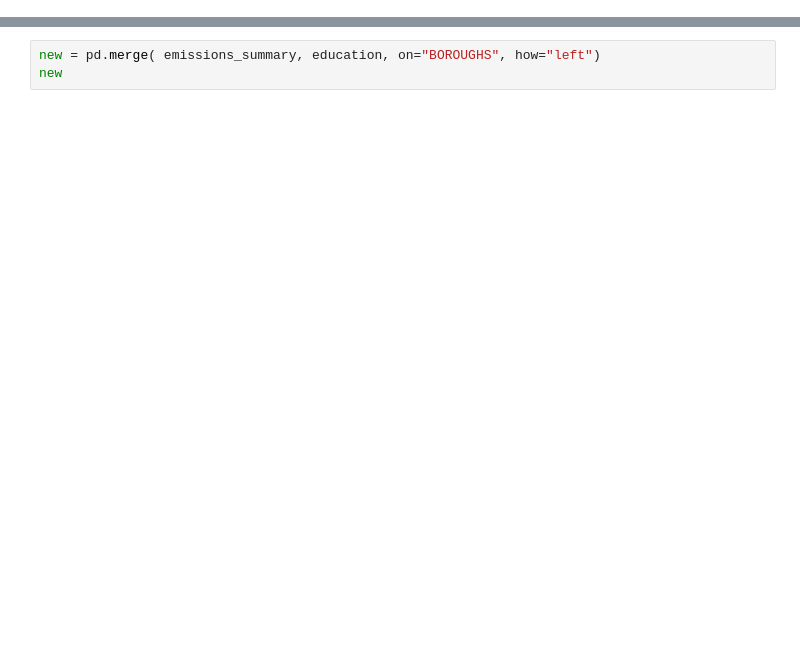
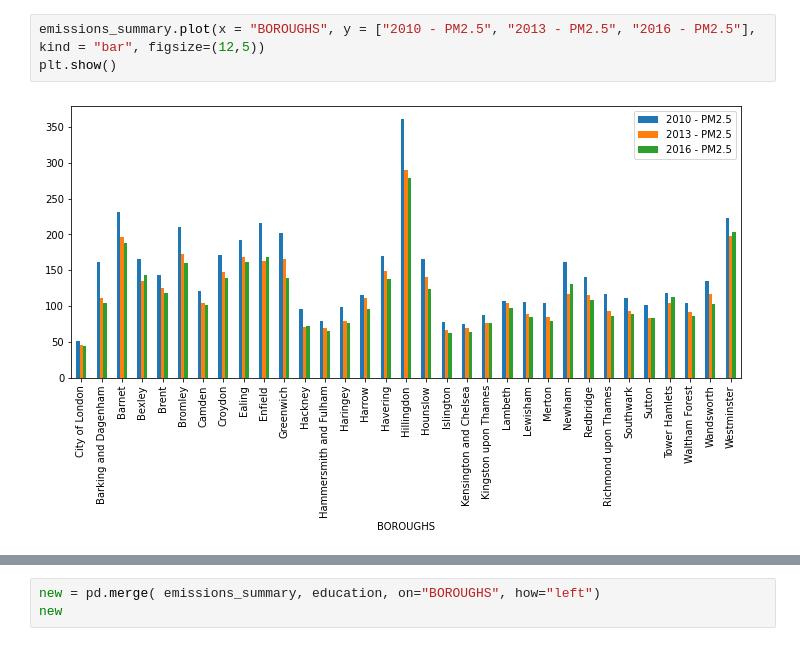
Before and after one commit to Vilma-St/Mini-project-London, a Jupyter notebook: your-code/pollution.ipynb, the cells around one changed output, grey strips where cells are left out. Saved outputs shown, nothing was run; the diff lists cells and outputs as text; blank space fills up the shorter version.

```diff
--- a/your-code/pollution.ipynb
+++ b/your-code/pollution.ipynb
@@ -47,0 +59,5 @@ education
+# %%
+emissions_summary.plot(x = "BOROUGHS", y = ["2010 - PM2.5", "2013 - PM2.5", "2016 - PM2.5"], kind = "bar", figsize=(12,5))
+plt.show()
+# %% [output]
+[figure, added]
```
Also changed, not shown: parts of 4 cells of this notebook, 1 other file.
